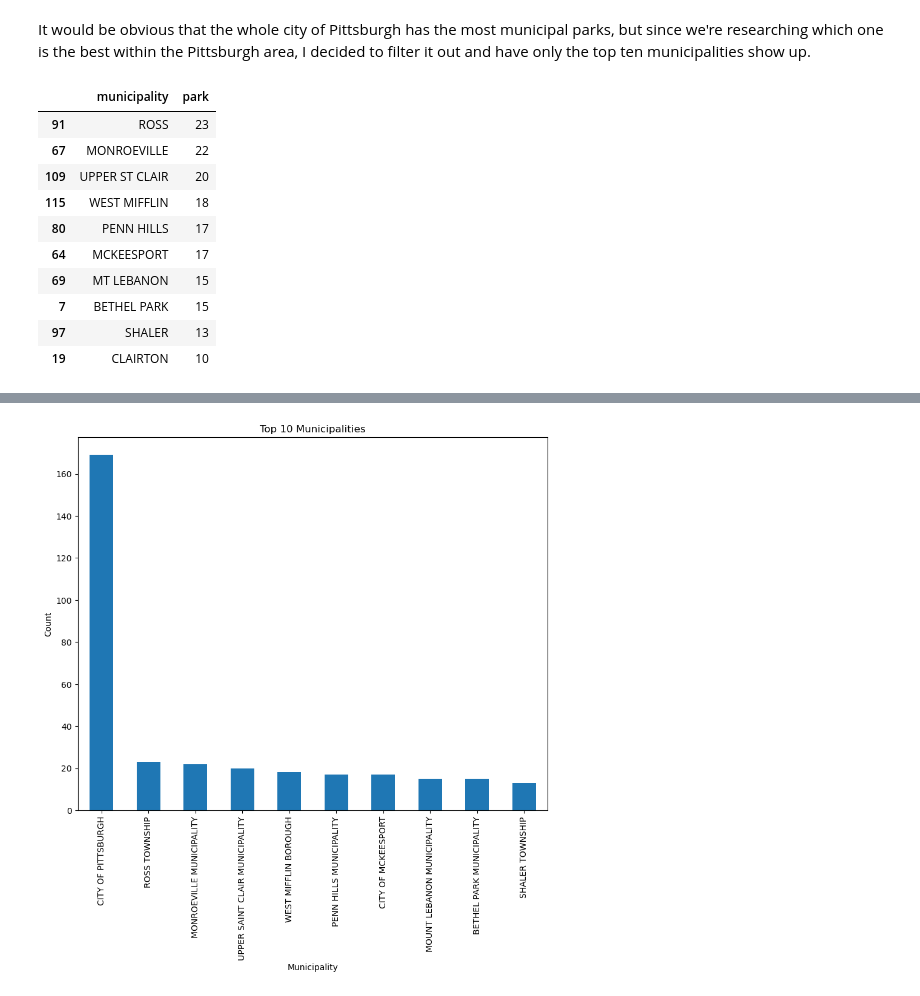
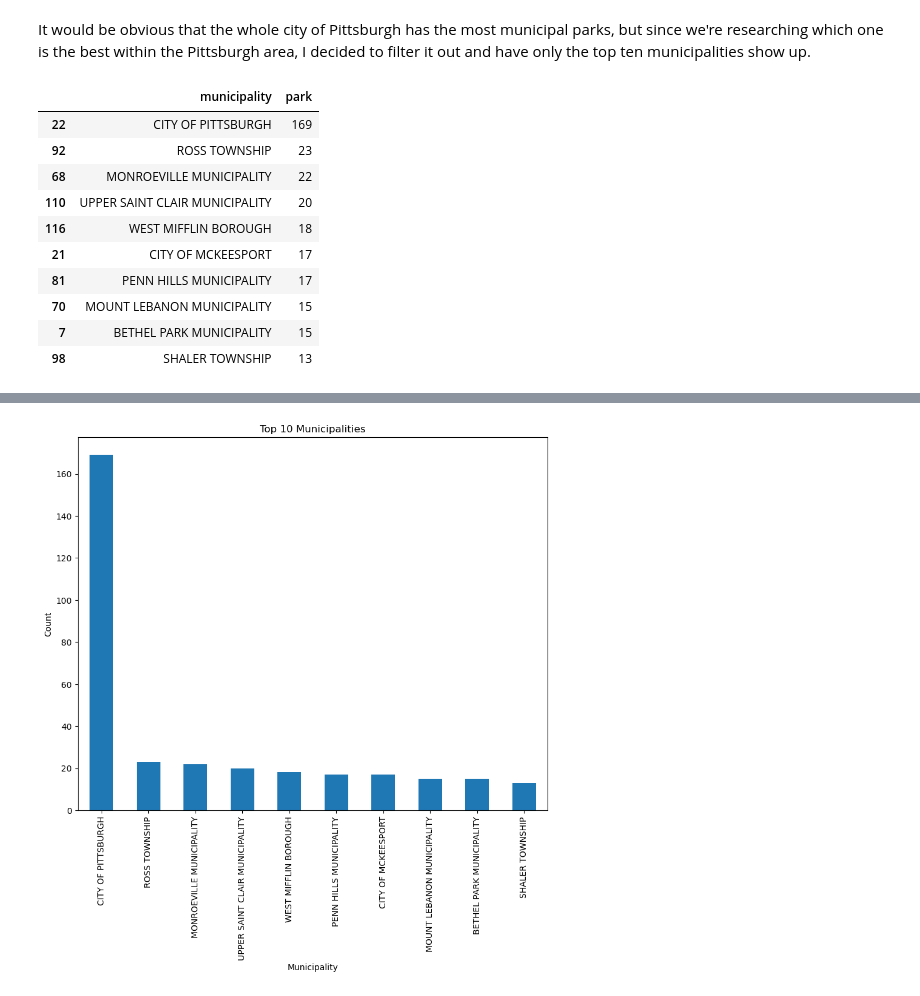
Before and after one commit to aneeshakandala/final_project_cmpinf0011_teamUHA, a Jupyter notebook: Hallie.ipynb, the cells around one changed output, grey strips where cells are left out. Cells and saved outputs as stored; diff of their text form; code cells hidden in the pictures.

```diff
--- a/Hallie.ipynb
+++ b/Hallie.ipynb
@@ -32,10 +39,7 @@ park_data.groupby('municipality').head()
 # %% [markdown]
 There's not much we can do with this information, so I decided to group it by municipality and see how frequently a neighborhood popped up and ranked them from highest to lowest.
 # %%
-import pandas as pd
 
-park_data = pd.read_csv("https://data.wprdc.org/datastore/dump/8425cf59-fb96-4ac0-b56a-4541ff23b276?bom=True")
-park_data.columns = [c.strip().lower() for c in park_data.columns]
 
 counts = (
     park_data[park_data["municipality"].str.lower() != "pittsburgh"]["municipality"]
@@ -66,18 +70,18 @@ It would be obvious that the whole city of Pittsburgh has the most municipal par
 # %%
 filtered = park_data[park_data["municipality"].str.upper() != "PITTSBURGH"]
 # %%
-top5 = (filtered.groupby("municipality").size().reset_index(name="park").sort_values("park", ascending=False).head(10))
+top10 = (filtered.groupby("municipality").size().reset_index(name="park").sort_values("park", ascending=False).head(10))
-# %%
-top5.head(10)
-# %% [output]
-|  | municipality | park |
-| 91 | ROSS | 23 |
-| 67 | MONROEVILLE | 22 |
-| 109 | UPPER ST CLAIR | 20 |
-| 115 | WEST MIFFLIN | 18 |
-| 80 | PENN HILLS | 17 |
-| 64 | MCKEESPORT | 17 |
-| 69 | MT LEBANON | 15 |
-| 7 | BETHEL PARK | 15 |
-| 97 | SHALER | 13 |
-| 19 | CLAIRTON | 10 |
+# %%
+top10.head(10)
+# %% [output]
+|  | municipality | park |
+| 22 | CITY OF PITTSBURGH | 169 |
+| 92 | ROSS TOWNSHIP | 23 |
+| 68 | MONROEVILLE MUNICIPALITY | 22 |
+| 110 | UPPER SAINT CLAIR MUNICIPALITY | 20 |
+| 116 | WEST MIFFLIN BOROUGH | 18 |
+| 21 | CITY OF MCKEESPORT | 17 |
+| 81 | PENN HILLS MUNICIPALITY | 17 |
+| 70 | MOUNT LEBANON MUNICIPALITY | 15 |
+| 7 | BETHEL PARK MUNICIPALITY | 15 |
+| 98 | SHALER TOWNSHIP | 13 |
```
Also changed, not shown: parts of 6 cells of this notebook.
